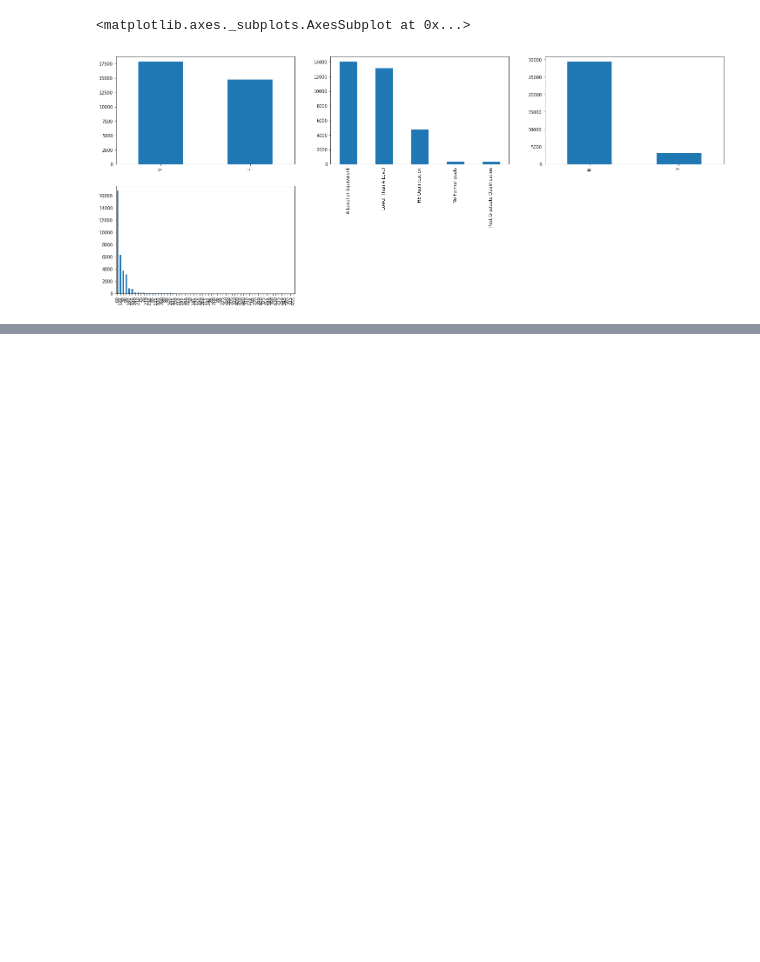
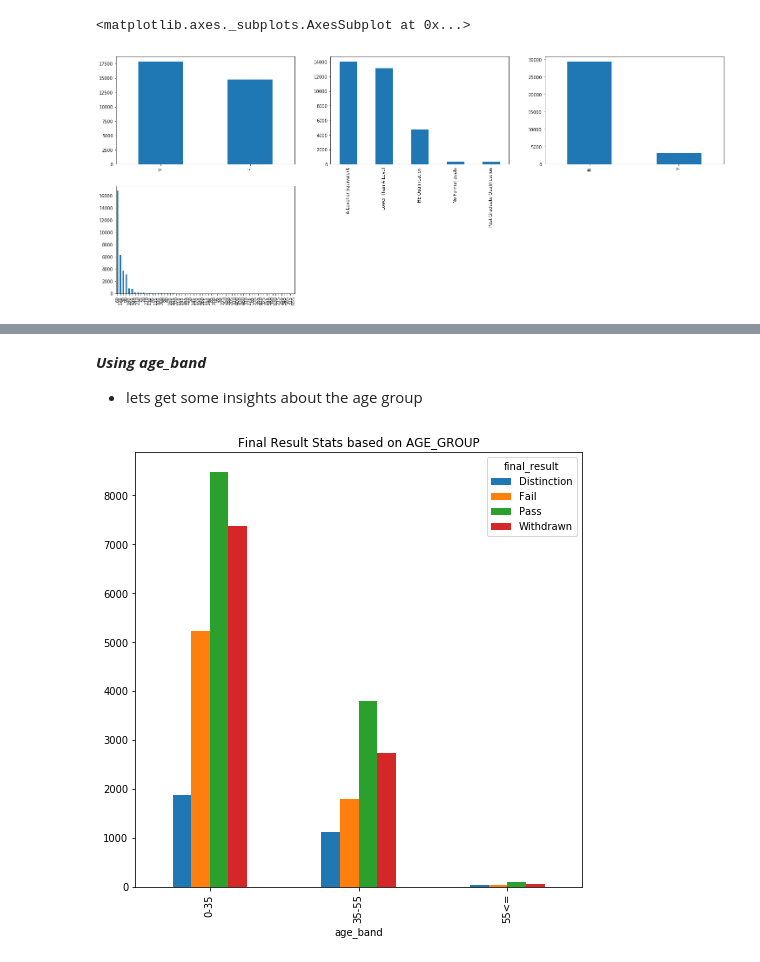
Before and after one commit to Heramb001/LearningAnalytics_Predicting_students_at-risk, a Jupyter notebook: CS_773_Data_Mining_Project_2_EDA.ipynb, the cells around one changed output, grey strips where cells are left out. Drawn from its saved outputs; the diff is of its cells as text; code cells hidden in the pictures; blank space fills up the shorter version.

```diff
--- a/CS_773_Data_Mining_Project_2_EDA.ipynb
+++ b/CS_773_Data_Mining_Project_2_EDA.ipynb
@@ -105,0 +150,8 @@ student_info['studied_credits'].value_counts().plot.bar()
+# %% [markdown]
+***Using age_band***
+- lets get some insights about the age group
+# %%
+student_info.groupby(['age_band','final_result']).size().unstack().plot(kind='bar', title='Final Result Stats based on AGE_GROUP',figsize=(8,8))
+plt.show()
+# %% [output]
+[figure, added]
```
Also changed, not shown: parts of 9 cells of this notebook, 2 other files.
